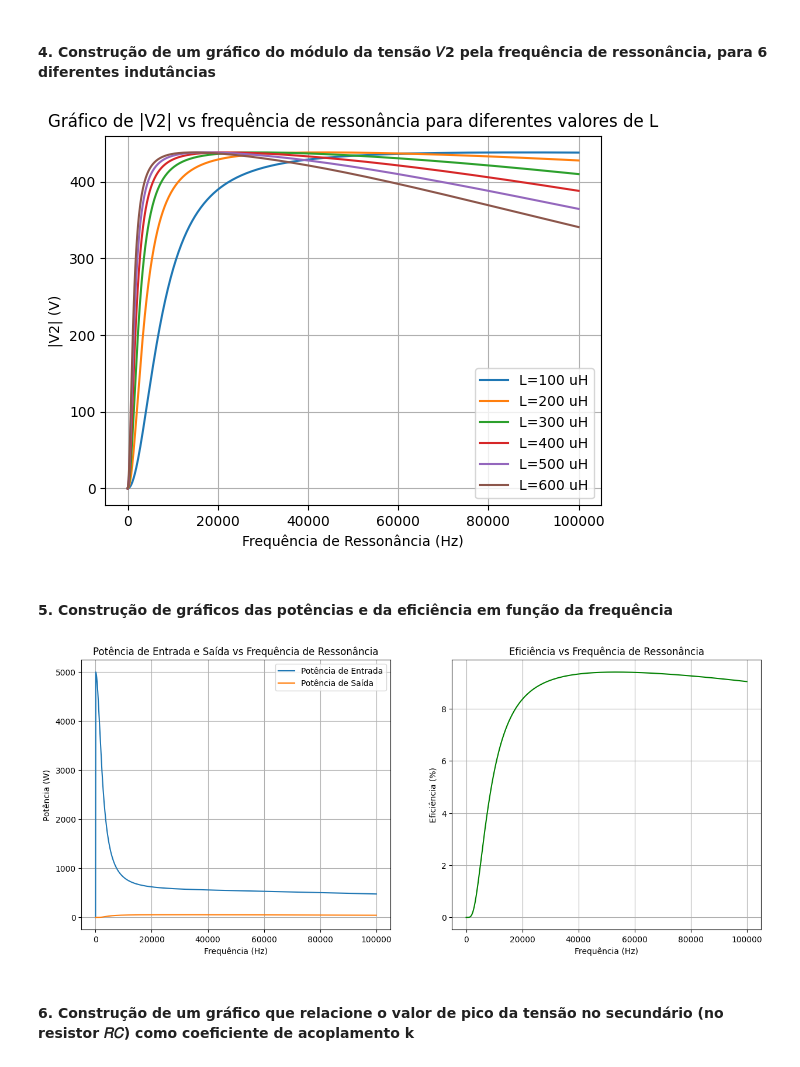
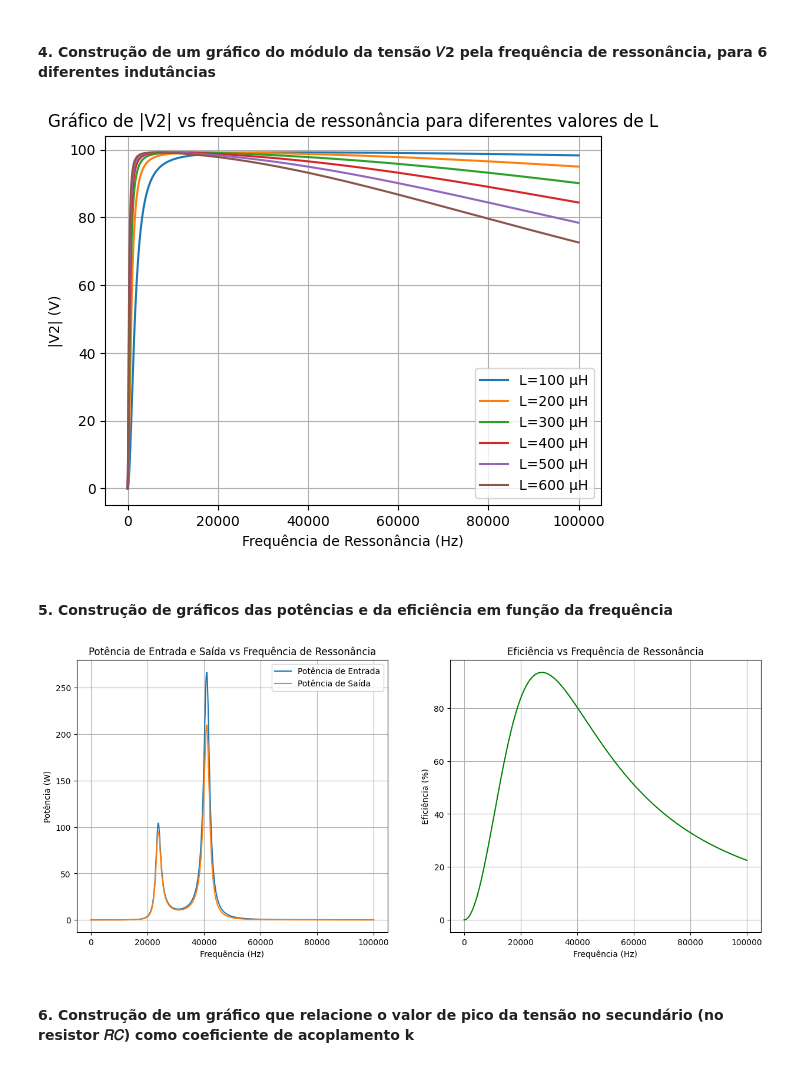
Before and after one commit to DeLucca990/Electromagnetism-Project, a Jupyter notebook: projeto/main.ipynb, the cells around one changed output. Saved outputs shown, nothing was run; the diff lists cells and outputs as text; code cells hidden in the pictures.

```diff
--- a/projeto/main.ipynb
+++ b/projeto/main.ipynb
@@ -15,7 +15,7 @@ C1 = C2 = 0.1e-6
 
 RC = 400
 f = 1/(2*np.pi*np.sqrt(C1*L1))
-k = 0.1
+k = 0.5
 
 w = 2*pi*f
 M = k*sqrt(L1*L2)
@@ -69,7 +69,7 @@ I1_list = []
 I2_list = []
 
 for f in fs:
-    w = 2*pi*f
+    w = 2*np.pi*f
     XL1 = w * L1 * 1j
     XL2 = w * L2 * 1j
     XC1 = 1/(w * C1 * 1j)
@@ -95,46 +95,51 @@ plt.show()
 L_values = [100e-6, 200e-6, 300e-6, 400e-6, 500e-6, 600e-6]
 fr_values = np.linspace(0, 100e3, 1000)
 V1 = 50
+R1 = R2 = 0.5
+k = 0.5
 
 for L in L_values:
     L1 = L2 = L
     V2_values = []
     for fr in fr_values:
         w = 2 * np.pi * fr
         if w == 0:
             C1 = C2 = np.inf
             XC1 = XC2 = 0
         else:
             C1 = C2 = 1 / ((w ** 2) * L1)
             XL1 = w * L1 * 1j
             XL2 = w * L2 * 1j
             XC1 = 1 / (w * C1 * 1j)
             XC2 = 1 / (w * C2 * 1j)
         M = k * np.sqrt(L1 * L2)
         XM = w * M * 1j
         ZEQ = (RC * XC2) / (RC + XC2)
 
         I1, I2 = CalcularTransformador(V1, ZEQ)
         V2 = I2 * ZEQ
         V2_values.append(abs(V2))
 
-    plt.plot(fr_values, V2_values, label=f'L={L*1e6:.0f} uH')
+    plt.plot(fr_values, V2_values, label=f'L={L*1e6:.0f} µH')
 
 plt.xlabel("Frequência de Ressonância (Hz)")
 plt.ylabel("|V2| (V)")
 plt.title("Gráfico de |V2| vs frequência de ressonância para diferentes valores de L")
 plt.legend()
 plt.grid(True)
 plt.show()
 # %% [output]
-[figure, old version]
+[figure, new version]
 # %% [markdown]
 #### 5. Construção de gráficos das potências e da eficiência em função da frequência
 # %%
 L = 300e-6
+R1 = R2 = 0.5
+C1 = C2 = 0.1e-6
 L1 = L2 = L
 fr_values = np.linspace(0, 100e3, 1000)
 V1 = 50
+k = 0.5
 
 P_in_list = []
 P_out_list = []
@@ -143,10 +148,8 @@ efficiency_list = []
 for fr in fr_values:
     w = 2 * np.pi * fr
     if w == 0:
-        C1 = C2 = np.inf
         XC1 = XC2 = 0
     else:
-        C1 = C2 = 1 / ((w ** 2) * L1)
         XL1 = w * L1 * 1j
         XL2 = w * L2 * 1j
         XC1 = 1 / (w * C1 * 1j)
@@ -157,16 +160,16 @@ for fr in fr_values:
 
     I1, I2 = CalcularTransformador(V1, ZEQ)
     V2 = I2 * ZEQ
-    P_in = V1 * I1.real
-    P_out = abs(V2) * I2.real
+    P_in = V1 * I1.conjugate() / 2
+    P_out = V2 * I2.conjugate() / 2
 
     if P_in != 0:
-        efficiency = (P_out / P_in)*100
+        efficiency = (P_out.real / P_in.real)*100
     else:
         efficiency = 0
 
-    P_in_list.append(P_in)
-    P_out_list.append(P_out)
+    P_in_list.append(P_in.real)
+    P_out_list.append(P_out.real)
     efficiency_list.append(efficiency)
 
 fig, (ax1, ax2) = plt.subplots(1, 2, figsize=(15, 6))
@@ -188,7 +191,7 @@ ax2.grid(True)
 #plt.tight_layout()
 plt.show()
 # %% [output]
-[figure, old version]
+[figure, new version]
 # %% [markdown]
 #### 6. Construção de um gráfico que relacione o valor de pico da tensão no secundário (no resistor 𝑅𝐶) como coeficiente de acoplamento k
 # %%
```
Also changed, not shown: parts of 6 cells of this notebook.
